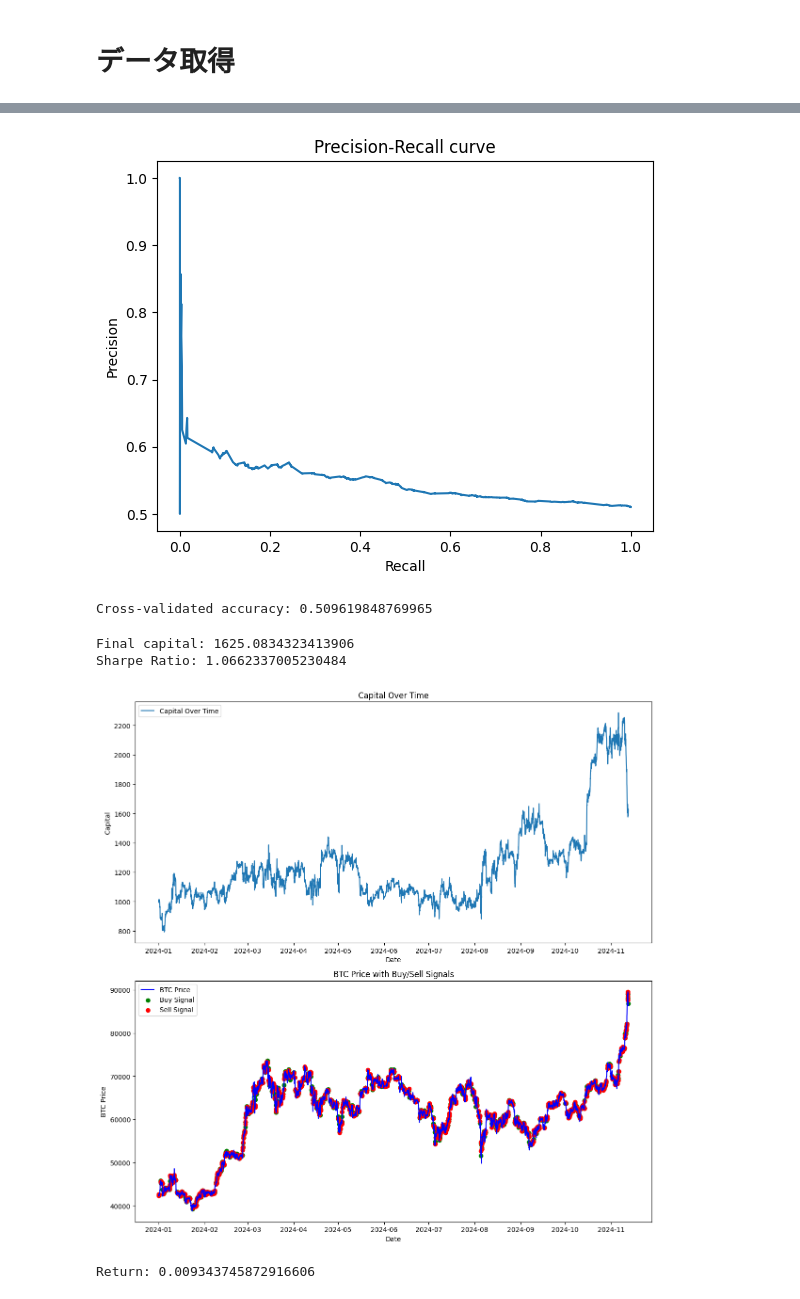
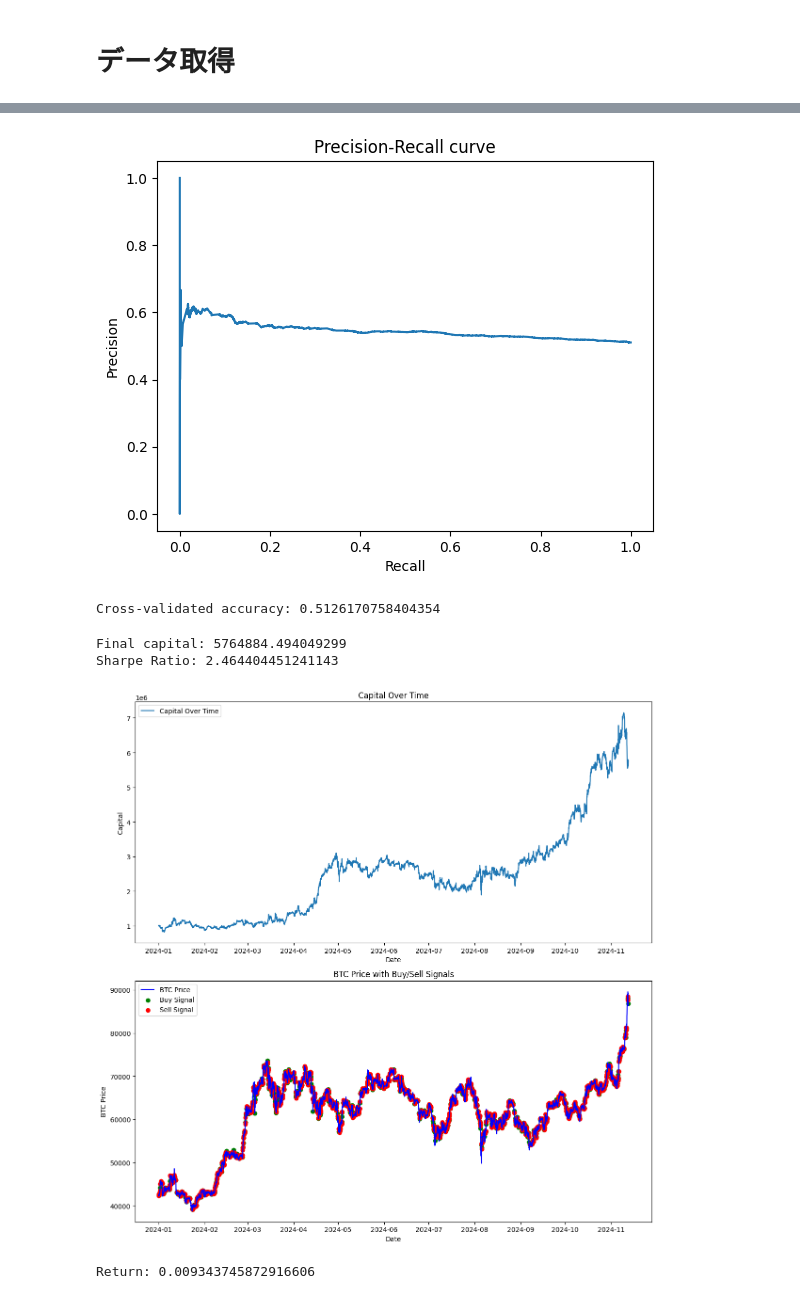
Before and after one commit to mikoto2726/mlbot, a Jupyter notebook: lightgbm_mlbot.ipynb, the cells around one changed output, grey strips where cells are left out. Saved outputs shown, nothing was run; the diff lists cells and outputs as text; code cells hidden in the pictures.

```diff
--- a/lightgbm_mlbot.ipynb
+++ b/lightgbm_mlbot.ipynb
@@ -137,7 +137,7 @@ df.dropna(subset=['target'], inplace=True)
 # 特徴量と目標変数の定義
 features = ['open', 'high', 'low', 'close', 'volume', 'SMA_10', 'SMA_30','SMA_100', 'SMA_200',
             'EMA_20',  'EMA_200', 'RSI_14', 'MACD', 'Signal_Line',
-            'Upper_Band', 'Lower_Band', 'ATR_14', 'ADX_14', 'CCI_14', 'OBV', '%K', '%D', 'hour', 'day_of_week', 'Volatility', 'Volume_Change'] + [f'lag_{lag}' for lag in range(1,6)]
+            'Upper_Band', 'Lower_Band', 'ATR_14', 'ADX_14', 'CCI_14', 'OBV', '%K', '%D', 'hour', 'day_of_week'] + [f'lag_{lag}' for lag in range(1,6)]
 
 X = df[features]
 y = df['target'] #価格が上昇すれば1下落すれば0
@@ -150,29 +150,31 @@ y_train = y[y.index < split_date]
 y_test = y[y.index >= split_date]
 # %%
 # LightGBM用のデータセットを作成
-lgb_train = lgb.Dataset(X_train, y_train)
-lgb_eval = lgb.Dataset(X_test, y_test, reference=lgb_train)
+lgb_train = lgb.Dataset(X_train, y_train)  # 訓練データをLightGBMのデータセット形式に変換
+lgb_eval = lgb.Dataset(X_test, y_test, reference=lgb_train)  # 評価データも同様に変換し、訓練データを基準に指定
 
 # パラメータの設定
 params = {
-    'objective': 'binary',
-    'metric': 'binary_logloss',
-    'num_iterations' : 10000,
-    'verbosity': -1,
+    'objective': 'binary',  # 目的関数を2値分類問題に設定
+    'metric': 'binary_logloss',  # モデル評価の指標としてbinary_loglossを指定
+    'num_iterations': 10000,  # 最大のイテレーション数を指定（モデルの学習を行う繰り返し数）
+    'verbosity': -1,  # ログ出力の詳細度を制御、-1で詳細な出力を抑制
 }
 
 # モデルの訓練
 print('Starting training...')
-gbm = lgb.train(params,
-                lgb_train,
-                valid_sets=[lgb_train, lgb_eval],
-                num_boost_round=1000,
-                callbacks=[lgb.early_stopping(stopping_rounds=50)])
+gbm = lgb.train(
+    params,  # 指定したパラメータでモデルを訓練
+    lgb_train,  # 訓練用データセット
+    valid_sets=[lgb_train, lgb_eval],  # 訓練と評価データセットを指定し、途中経過をモニタリング
+    num_boost_round=1000,  # 最大1000回のブースティングを実行
+    callbacks=[lgb.early_stopping(stopping_rounds=50)]  # 50回連続で改善が見られない場合に訓練を早期終了
+)
 
 # 予測の実行
 print('Making predictions...')
-y_pred_prob = gbm.predict(X_test, num_iteration=gbm.best_iteration)
-y_pred = (y_pred_prob > 0.5).astype(int)
+y_pred_prob = gbm.predict(X_test, num_iteration=gbm.best_iteration)  # テストデータに対する予測確率を計算
+y_pred = (y_pred_prob > 0.5).astype(int)  # 確率が0.5を超えたものを1（正例）、それ以下を0（負例）として2値分類
 # %% [output]
 Starting training...
 Training until validation scores don't improve for 50 rounds
@@ -220,16 +222,16 @@ plt.ylabel('Precision')
 plt.title('Precision-Recall curve')
 plt.show()
 # %% [output]
-[figure, old version]
+[figure, new version]
 # %%
 lgb_model = lgb.LGBMClassifier(objective='binary', metric='binary_logloss', verbosity=-1)
 scores = cross_val_score(lgb_model, X_train, y_train, cv=5, scoring='accuracy')
 print("Cross-validated accuracy:", scores.mean())
 # %% [output]
-Cross-validated accuracy: 0.509619848769965
+Cross-validated accuracy: 0.5126170758404354
 # %%
 # 初期設定
-initial_capital = 1000
+initial_capital = 1000000
 capital = initial_capital  # 初期資金をリセット
 capital_history = []
 positions = []
@@ -305,36 +307,36 @@ plt.figure(figsize=(12, 12))
 # 1つ目のグラフ: 資産推移のプロット
 plt.subplot(2, 1, 1)
 plt.plot(backtest_results.index, backtest_results['Capital'], label='Capital Over Time')
 plt.title('Capital Over Time')
 plt.xlabel('Date')
 plt.ylabel('Capital')
 plt.legend()
 
 # 2つ目のグラフ: BTC価格と売買シグナルのプロット
 plt.subplot(2, 1, 2)
 plt.plot(df.loc[test_dates[:-1], 'close'], label='BTC Price', color='blue')
 
 # 買いのシグナル（緑の丸）
 if buy_signals:
     buy_dates, buy_prices = zip(*buy_signals)
     plt.scatter(buy_dates, buy_prices, color='green', label='Buy Signal', marker='o')
 
 # 売りのシグナル（赤の丸）
 if sell_signals:
     sell_dates, sell_prices = zip(*sell_signals)
     plt.scatter(sell_dates, sell_prices, color='red', label='Sell Signal', marker='o')
 
 plt.title('BTC Price with Buy/Sell Signals')
 plt.xlabel('Date')
 plt.ylabel('BTC Price')
 plt.legend()
 
 plt.tight_layout()
 plt.show()
 # %% [output]
-Final capital: 1625.0834323413906
-Sharpe Ratio: 1.0662337005230484
+Final capital: 5764884.494049299
+Sharpe Ratio: 2.464404451241143
-[figure, old version]
+[figure, new version]
 # %%
 # リターン計算やポジションサイズの確認
 print("Return:", ret)
```
Also changed, not shown: parts of 17 cells of this notebook, 14 other files.
